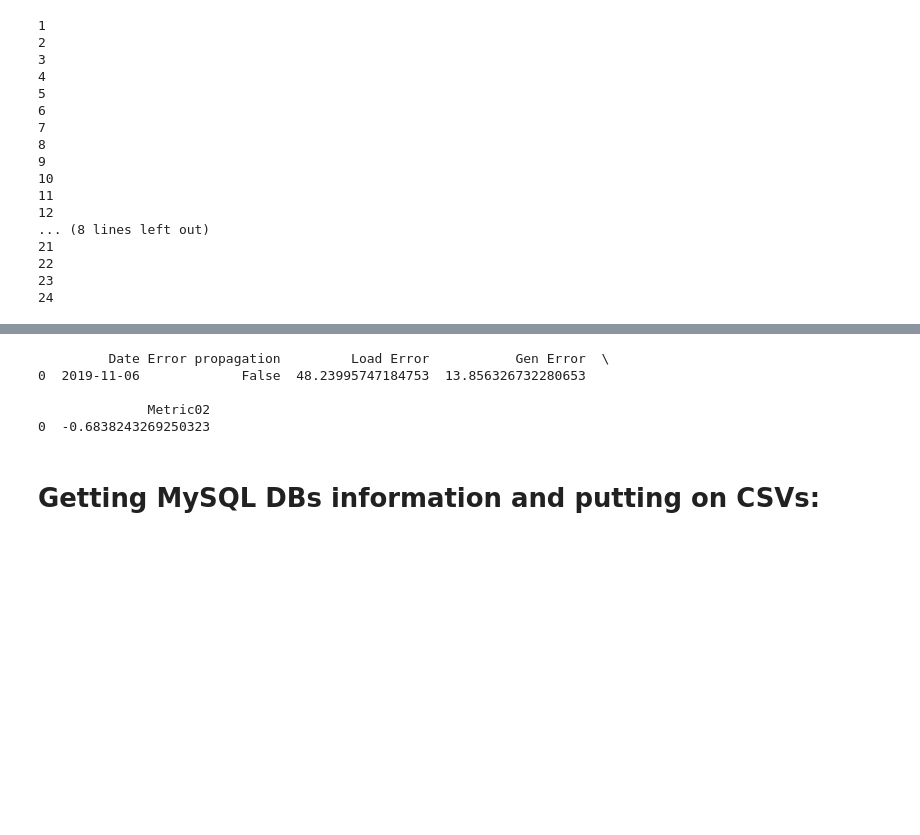
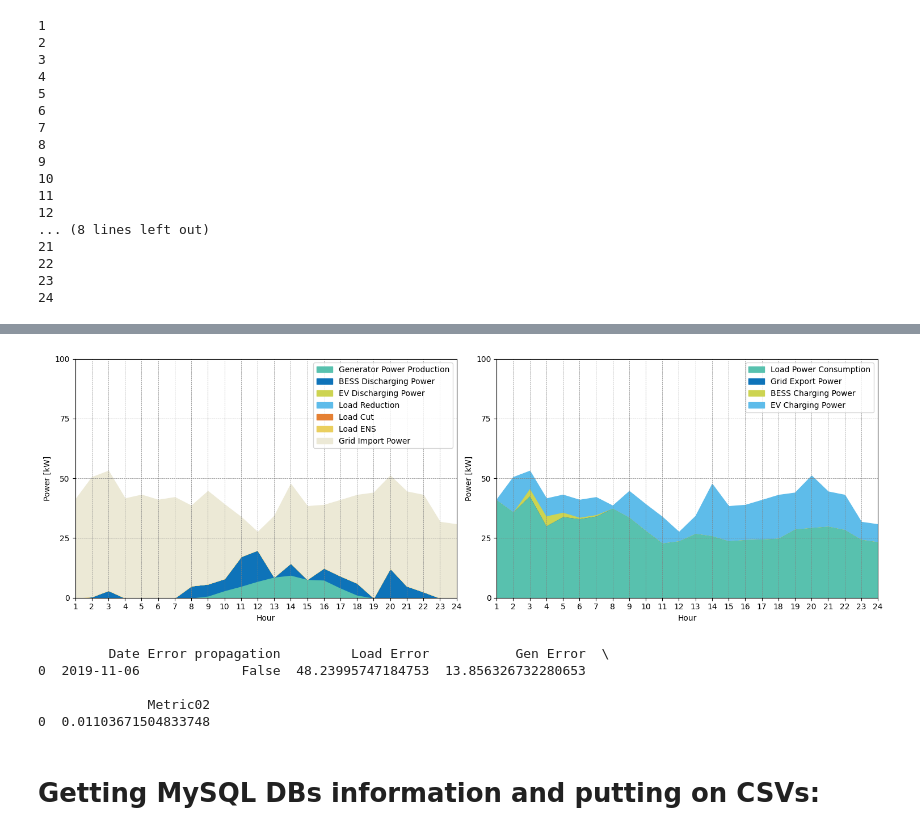
Before and after one commit to cpguzman/energy_communities_management, a Jupyter notebook: pyecom_tomas/pyecomWforecats.ipynb, the cells around one changed output, grey strips where cells are left out. Cells and saved outputs as stored; diff of their text form; code cells hidden in the pictures; blank space fills up the shorter version.

```diff
--- a/pyecom_tomas/pyecomWforecats.ipynb
+++ b/pyecom_tomas/pyecomWforecats.ipynb
@@ -109,6 +121,6 @@ The value of the objective function is: 77.16972473875833
 # %%
 #  Result extraction - Saving the results on CSVs:
-folder = './new_results/step1'
+folder = './results/original_inputs/step1'
 
 if not os.path.exists(folder):
     os.makedirs(folder)
@@ -352,6 +368,6 @@ The value of the objective function is: 71.91446102658351
 # %%
 #  Result extraction - Saving the results on CSVs:
-folder = './new_results/step2'
+folder = './results/original_inputs/step2'
 
 if not os.path.exists(folder):
     os.makedirs(folder)
@@ -524,13 +544,13 @@ for i in range(1, 24*60//_time_step+1):
 
     print(i)
     #  Result extraction - Saving the results on CSVs:
-    folder = f'./new_results/step3/{i}substep'
+    folder = f'./results/original_inputs/step3/{i}substep'
 
     if not os.path.exists(folder):
         os.makedirs(folder)
 
-    generation_combination_folder = f'./new_inputs_database/step3/combination_generation/'
-    loads_combination_folder = f'./new_inputs_database/step3/combination_loads'
+    generation_combination_folder = f'./inputs_database/original_inputs/step3/combination_generation/'
+    loads_combination_folder = f'./inputs_database/original_inputs/step3/combination_loads'
 
     integral_of_error_gen = integral_of_error_gen + forecast_error_gen_at_time[:, i-1].reshape(5, 1)
     integral_of_error_load = integral_of_error_load + forecast_error_load_at_time[:, i-1].reshape(5, 1)
@@ -541,13 +561,13 @@ for i in range(1, 24*60//_time_step+1):
 
     Data_at_time.get_data_from_db(specific_date=_specific_date, table="generators_forecast", experiment_id = 17,
                                   start=i, end = 24*60//_time_step, time_step=_time_step,
-                                  folder=generation_combination_folder, save=True)
+                                  folder=generation_combination_folder)
     Data_at_time.get_data_from_db(specific_date=_specific_date, table="generators", start=0, end = i,
                                   time_step=_time_step, folder=generation_combination_folder, save=True)
 
     Data_at_time.get_data_from_db(specific_date=_specific_date, table="loads_forecast", experiment_id = 23,
                                   start=i, end = 24*60//_time_step, time_step=_time_step,
-                                  folder=loads_combination_folder, save=True)
+                                  folder=loads_combination_folder)
 
     Data_at_time.get_data_from_db(specific_date=_specific_date, table="loads",start=0, end = i,
                                   time_step=_time_step, folder=loads_combination_folder, save=True)
@@ -786,3 +790,23 @@ m.plot_mixed_results(result_genActPower,
+# %%
+m.plot_mixed_results(result_genActPower,
+    result_storDchActPower,
+    result_v2gDchActPower,
+    result_loadRedActPower,
+    result_loadCutActPower,
+    result_loadENS,
+    result_pimp,
+    True_Data,
+    _time_step,
+    result_genExcActPower,
+    result_storChActPower,
+    result_v2gChActPower,
+    save = True,
+    path = 'plots/original_inputs/step3',
+    name =  f'operation-{_specific_date}-{_update_forecast}-step-{_time_step}.png',
+    graph_max = 100,
+    graph_step = 25)
+# %% [output]
+[figure, added]
 # %%
 # This function put on a excel all the data that was ploted on the previous part (plot_profile function)
 m.export_mixed_results(
@@ -819,7 +843,7 @@ dataaaaaa = np.vstack([_specific_date,
 
 df = pd.DataFrame(dataaaaaa, columns=['Date', 'Error propagation', 'Load Error', 'Gen Error', 'Metric02'])
 
-file_path = 'new_mega_metric.xlsx'
+file_path = 'original_inputs_mega_metric.xlsx'
 
 print(df)
 if os.path.exists(file_path):
@@ -833,7 +857,7 @@ combined_data.to_excel(file_path, index=False)
 0  2019-11-06             False  48.23995747184753  13.856326732280653
 
               Metric02
-0  -0.6838243269250323
+0  0.01103671504833748
 # %% [markdown]
 # Getting MySQL DBs information and putting on CSVs:
 # %% [markdown]
```
Also changed, not shown: parts of 16 cells of this notebook, 2 other files.
